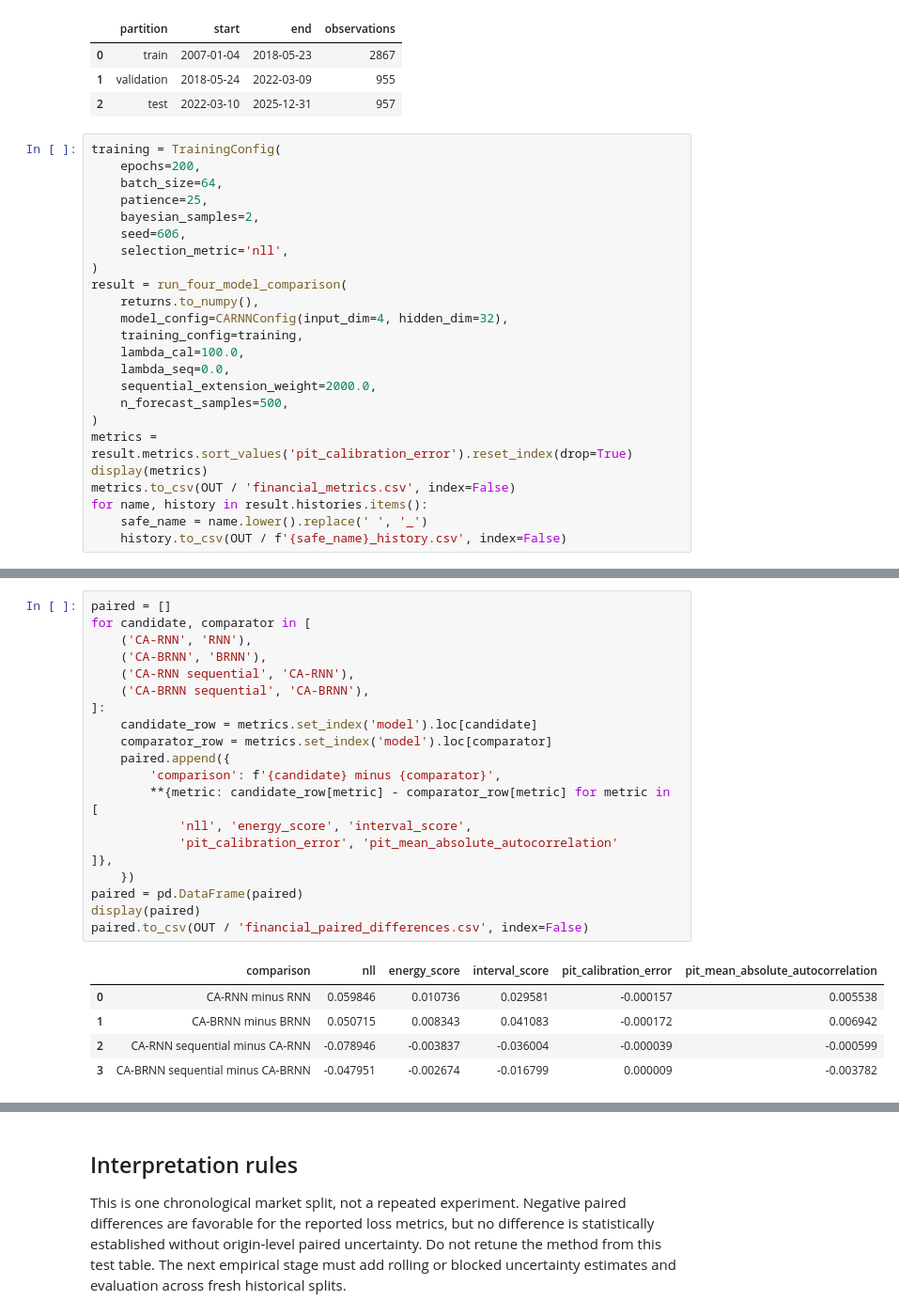
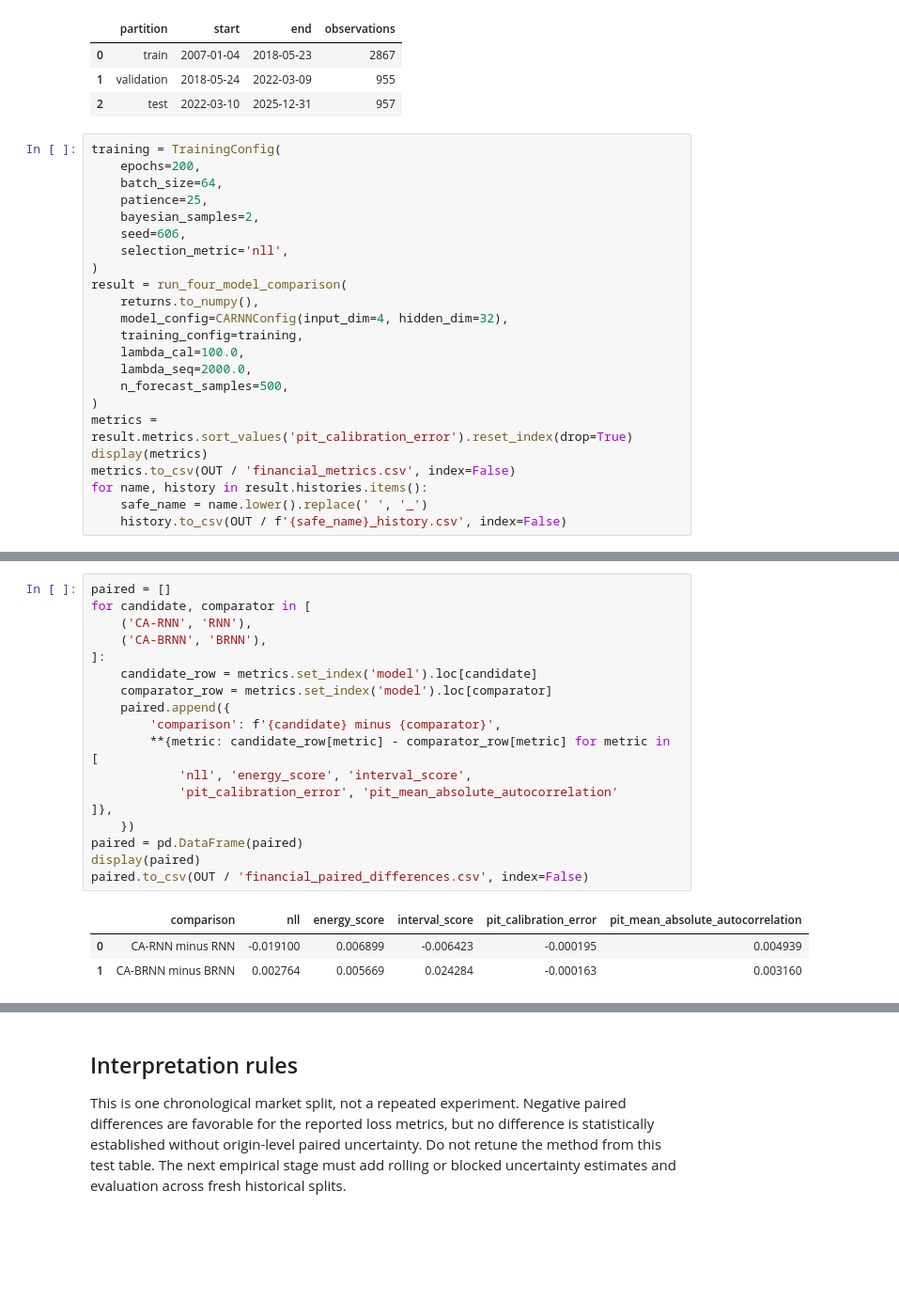
Before and after one commit to JonathanMa03/innovative-droBVAR, a Jupyter notebook: notebooks/06_financial_application.ipynb, the cells around one changed output, grey strips where cells are left out. Shown at 94% size. Drawn from its saved outputs; the diff is of its cells as text; blank space fills up the shorter version.

```diff
--- a/notebooks/06_financial_application.ipynb
+++ b/notebooks/06_financial_application.ipynb
@@ -63,8 +63,7 @@ result = run_four_model_comparison(
     model_config=CARNNConfig(input_dim=4, hidden_dim=32),
     training_config=training,
     lambda_cal=100.0,
-    lambda_seq=0.0,
-    sequential_extension_weight=2000.0,
+    lambda_seq=2000.0,
     n_forecast_samples=500,
 )
 metrics = result.metrics.sort_values('pit_calibration_error').reset_index(drop=True)
@@ -101,29 +98,25 @@ fig.savefig(OUT / 'financial_comparison.png', dpi=180, bbox_inches='tight')
 # %%
 paired = []
 for candidate, comparator in [
     ('CA-RNN', 'RNN'),
     ('CA-BRNN', 'BRNN'),
-    ('CA-RNN sequential', 'CA-RNN'),
-    ('CA-BRNN sequential', 'CA-BRNN'),
 ]:
     candidate_row = metrics.set_index('model').loc[candidate]
     comparator_row = metrics.set_index('model').loc[comparator]
     paired.append({
         'comparison': f'{candidate} minus {comparator}',
         **{metric: candidate_row[metric] - comparator_row[metric] for metric in [
             'nll', 'energy_score', 'interval_score',
             'pit_calibration_error', 'pit_mean_absolute_autocorrelation'
 ]},
     })
 paired = pd.DataFrame(paired)
 display(paired)
 paired.to_csv(OUT / 'financial_paired_differences.csv', index=False)
 # %% [output]
 |  | comparison | nll | energy_score | interval_score | pit_calibration_error | pit_mean_absolute_autocorrelation |
-| 0 | CA-RNN minus RNN | 0.059846 | 0.010736 | 0.029581 | -0.000157 | 0.005538 |
-| 1 | CA-BRNN minus BRNN | 0.050715 | 0.008343 | 0.041083 | -0.000172 | 0.006942 |
-| 2 | CA-RNN sequential minus CA-RNN | -0.078946 | -0.003837 | -0.036004 | -0.000039 | -0.000599 |
-| 3 | CA-BRNN sequential minus CA-BRNN | -0.047951 | -0.002674 | -0.016799 | 0.000009 | -0.003782 |
+| 0 | CA-RNN minus RNN | -0.019100 | 0.006899 | -0.006423 | -0.000195 | 0.004939 |
+| 1 | CA-BRNN minus BRNN | 0.002764 | 0.005669 | 0.024284 | -0.000163 | 0.003160 |
 # %%
 # Export matched origin-level forecasts for dependence-aware inference in notebook 07.
 import numpy as np
```
Also changed, not shown: parts of 4 cells of this notebook, 17 other files.
